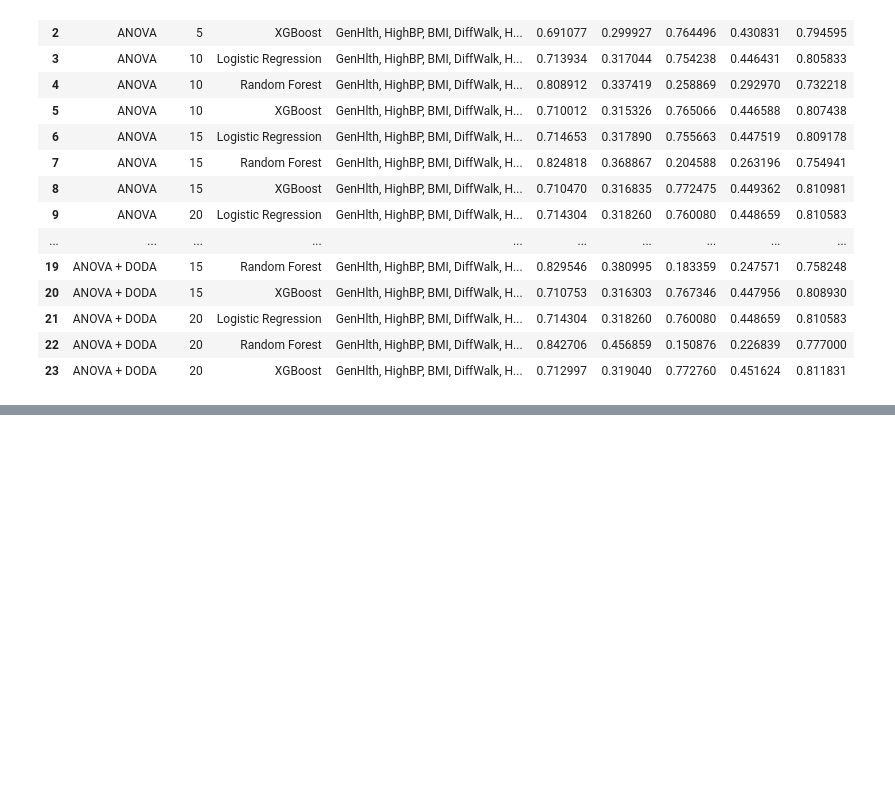
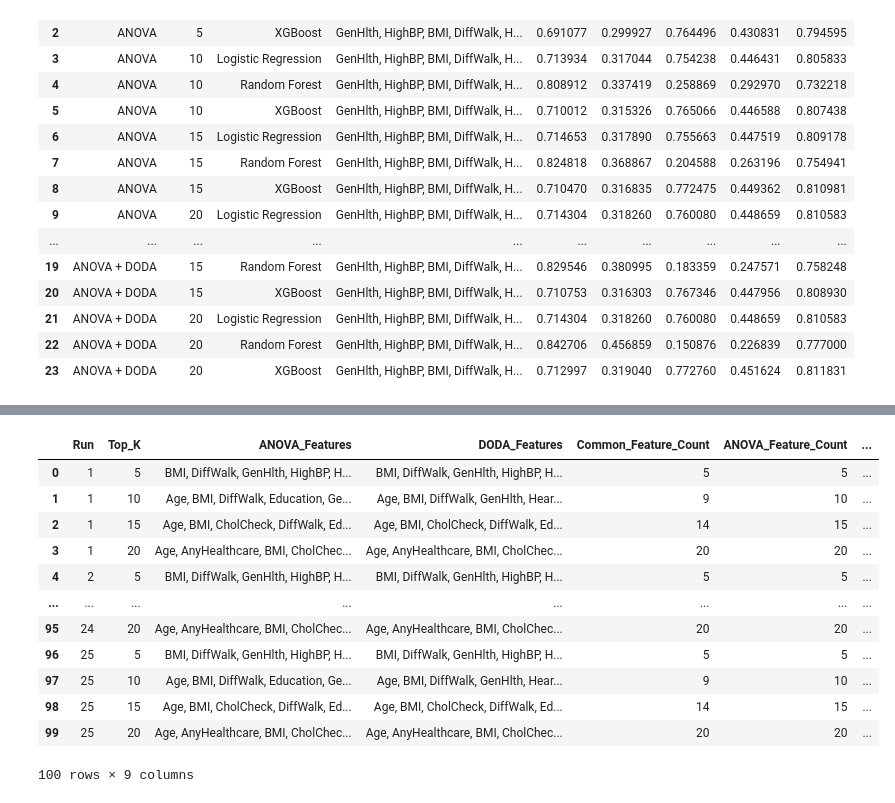
Before and after one commit to anandha-3679/msc_research, a Jupyter notebook: notebooks/anandha/Diabetes/diabetes_annova.ipynb, the cells around one changed output, grey strips where cells are left out. Drawn from its saved outputs; the diff is of its cells as text; code cells hidden in the pictures; blank space fills up the shorter version.

Commit message:
ran cv and tests for diabetes nb and hd annova

```diff
--- a/notebooks/anandha/Diabetes/diabetes_annova.ipynb
+++ b/notebooks/anandha/Diabetes/diabetes_annova.ipynb
@@ -1268,0 +2686,4 @@ Since ANOVA represents only one mathematical feature-selection method, these fin
+# %%
+TOTAL_FEATURES = X.shape[1]
+
+print("Total features:", TOTAL_FEATURES)
@@ -1268,0 +2753,73 @@ Since ANOVA represents only one mathematical feature-selection method, these fin
+# %%
+# =============================================================================
+# TEST 4: ANOVA VS DODA FEATURE-SET AGREEMENT
+# =============================================================================
+
+agreement_results = []
+
+for run in sorted(stability_df["Run"].unique()):
+
+    for top_k in sorted(stability_df["Top_K"].unique()):
+
+        anova_rows = stability_df[
+            (stability_df["Run"] == run) &
+            (stability_df["Method"] == "ANOVA") &
+            (stability_df["Top_K"] == top_k)
+        ]
+
+        doda_rows = stability_df[
+            (stability_df["Run"] == run) &
+            (stability_df["Method"] == "DODA") &
+            (stability_df["Top_K"] == top_k)
+        ]
+
+        if anova_rows.empty or doda_rows.empty:
+            continue
+
+        anova_set = anova_rows.iloc[0]["Feature_Set"]
+        doda_set = doda_rows.iloc[0]["Feature_Set"]
+
+        intersection_size = len(
+            anova_set.intersection(doda_set)
+        )
+
+        union_size = len(
+            anova_set.union(doda_set)
+        )
+
+        if union_size == 0:
+            jaccard_agreement = 1.0
+        else:
+            jaccard_agreement = (
+                intersection_size / union_size
+            )
+
+        agreement_results.append({
+            "Run": run,
+            "Top_K": top_k,
+            "ANOVA_Features": ", ".join(sorted(anova_set)),
+            "DODA_Features": ", ".join(sorted(doda_set)),
+            "Common_Feature_Count": intersection_size,
+            "ANOVA_Feature_Count": len(anova_set),
+            "DODA_Feature_Count": len(doda_set),
+            "Same_Feature_Set": anova_set == doda_set,
+            "Jaccard_Agreement": jaccard_agreement
+        })
+
+agreement_df = pd.DataFrame(agreement_results)
+
+display(agreement_df)
+# %% [output]
+|  | Run | Top_K | ANOVA_Features | DODA_Features | Common_Feature_Count | ANOVA_Feature_Count | ... |
+| 0 | 1 | 5 | BMI, DiffWalk, GenHlth, HighBP, H... | BMI, DiffWalk, GenHlth, HighBP, H... | 5 | 5 | ... |
+| 1 | 1 | 10 | Age, BMI, DiffWalk, Education, Ge... | Age, BMI, DiffWalk, GenHlth, Hear... | 9 | 10 | ... |
+| 2 | 1 | 15 | Age, BMI, CholCheck, DiffWalk, Ed... | Age, BMI, CholCheck, DiffWalk, Ed... | 14 | 15 | ... |
+| 3 | 1 | 20 | Age, AnyHealthcare, BMI, CholChec... | Age, AnyHealthcare, BMI, CholChec... | 20 | 20 | ... |
+| 4 | 2 | 5 | BMI, DiffWalk, GenHlth, HighBP, H... | BMI, DiffWalk, GenHlth, HighBP, H... | 5 | 5 | ... |
+| ... | ... | ... | ... | ... | ... | ... | ... |
+| 95 | 24 | 20 | Age, AnyHealthcare, BMI, CholChec... | Age, AnyHealthcare, BMI, CholChec... | 20 | 20 | ... |
+| 96 | 25 | 5 | BMI, DiffWalk, GenHlth, HighBP, H... | BMI, DiffWalk, GenHlth, HighBP, H... | 5 | 5 | ... |
+| 97 | 25 | 10 | Age, BMI, DiffWalk, Education, Ge... | Age, BMI, DiffWalk, GenHlth, Hear... | 9 | 10 | ... |
+| 98 | 25 | 15 | Age, BMI, CholCheck, DiffWalk, Ed... | Age, BMI, CholCheck, DiffWalk, Ed... | 14 | 15 | ... |
+| 99 | 25 | 20 | Age, AnyHealthcare, BMI, CholChec... | Age, AnyHealthcare, BMI, CholChec... | 20 | 20 | ... |
+100 rows × 9 columns
```
Also changed, not shown: parts of 13 cells of this notebook, 43 other files.
